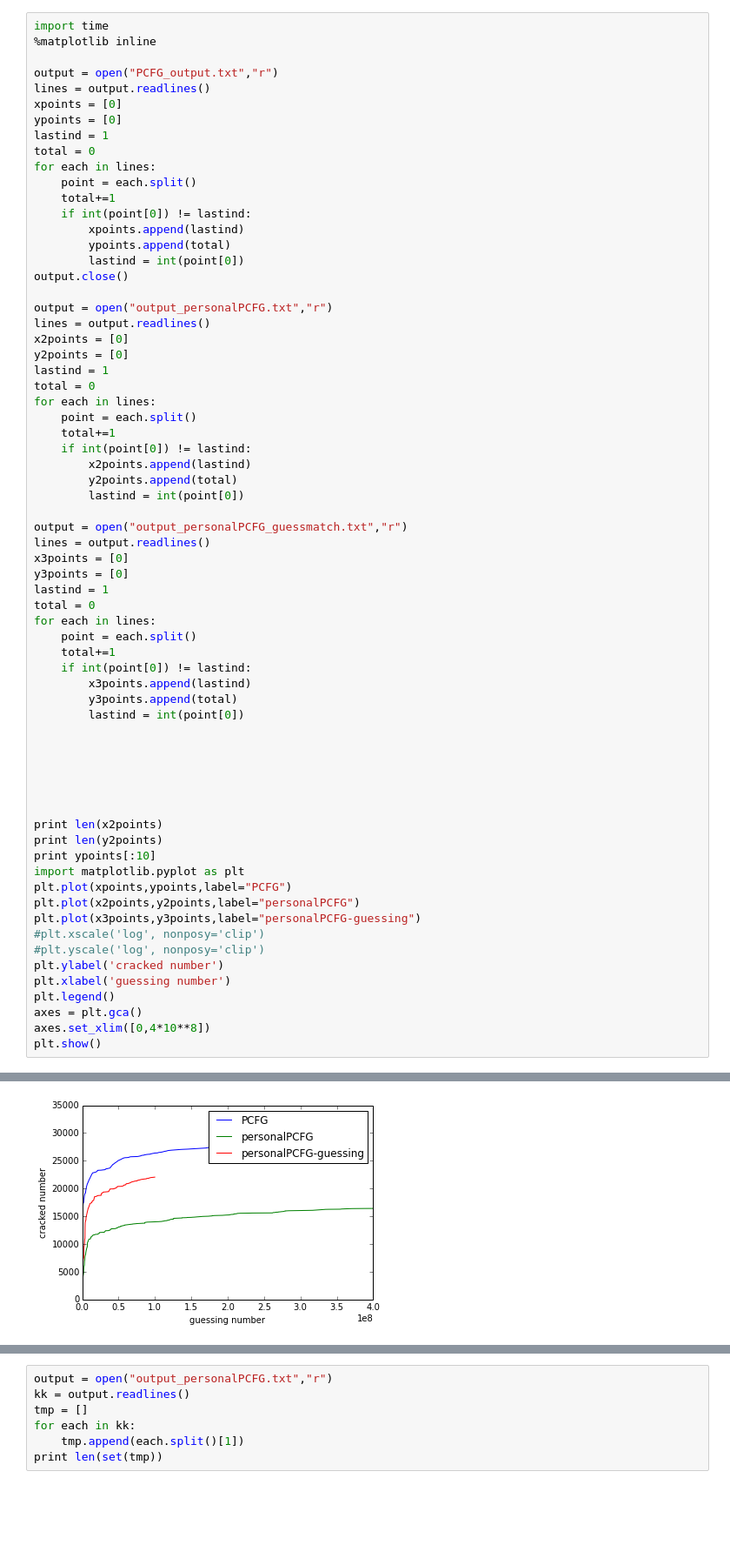
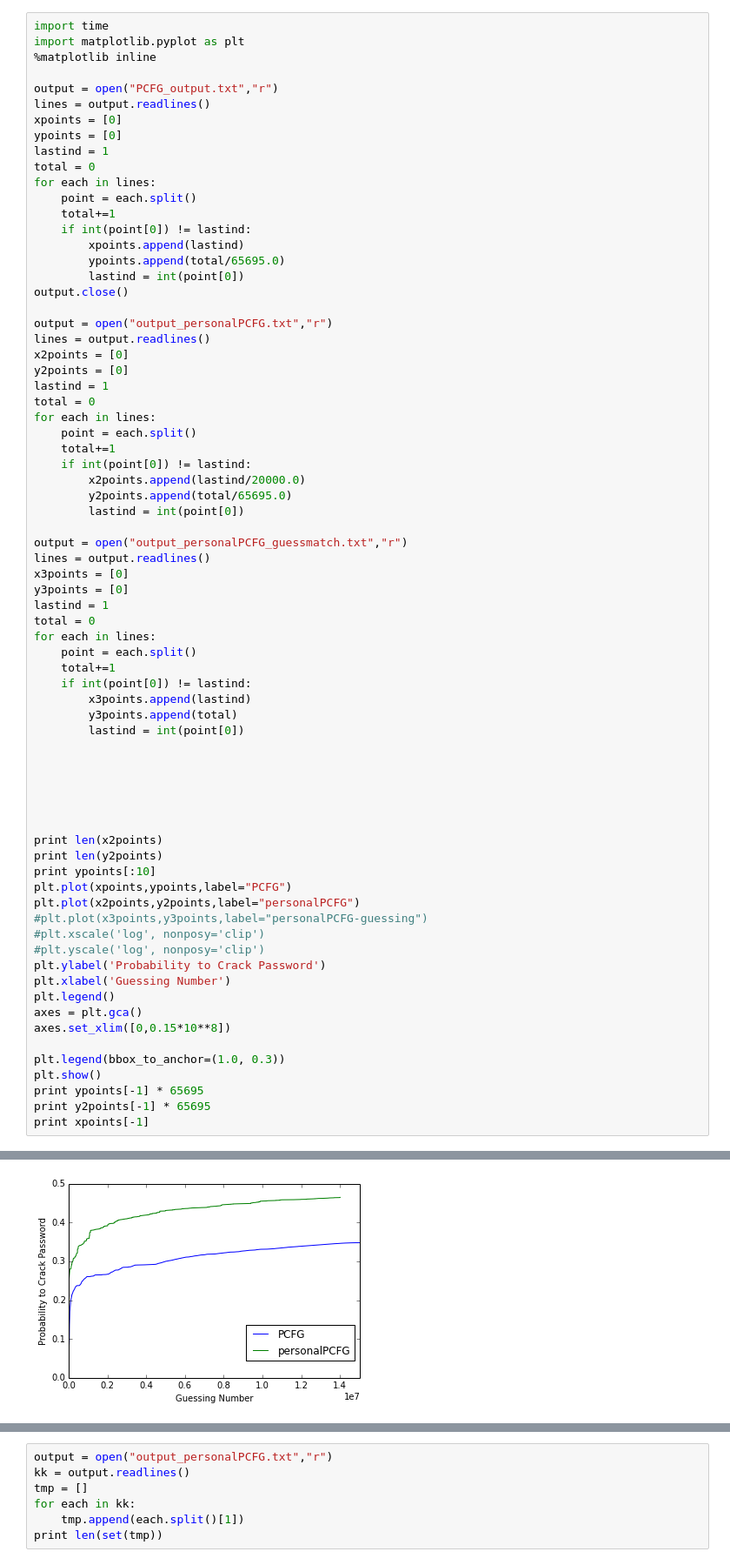
Before and after one commit to qingyuanxingsi/12306_passcracking, a Jupyter notebook: Cracking.ipynb, the cells around one changed output, grey strips where cells are left out. Shown at 87% size. Drawn from its saved outputs; the diff is of its cells as text; blank space fills up the shorter version.

```diff
--- a/Cracking.ipynb
+++ b/Cracking.ipynb
@@ -1,5 +1,6 @@
 # %%
 import time
+import matplotlib.pyplot as plt
 %matplotlib inline
 
 output = open("PCFG_output.txt","r")
@@ -13,7 +14,7 @@ for each in lines:
     total+=1
     if int(point[0]) != lastind:
         xpoints.append(lastind)
-        ypoints.append(total)
+        ypoints.append(total/65695.0)
         lastind = int(point[0])
 output.close()
 
@@ -27,8 +28,8 @@ for each in lines:
     point = each.split()
     total+=1
     if int(point[0]) != lastind:
-        x2points.append(lastind)
-        y2points.append(total)
+        x2points.append(lastind/20000.0)
+        y2points.append(total/65695.0)
         lastind = int(point[0])
 
 output = open("output_personalPCFG_guessmatch.txt","r")
@@ -53,18 +54,22 @@ for each in lines:
 print len(x2points)
 print len(y2points)
 print ypoints[:10]
-import matplotlib.pyplot as plt
 plt.plot(xpoints,ypoints,label="PCFG")
 plt.plot(x2points,y2points,label="personalPCFG")
-plt.plot(x3points,y3points,label="personalPCFG-guessing")
+#plt.plot(x3points,y3points,label="personalPCFG-guessing")
 #plt.xscale('log', nonposy='clip')
 #plt.yscale('log', nonposy='clip')
-plt.ylabel('cracked number')
-plt.xlabel('guessing number')
+plt.ylabel('Probability to Crack Password')
+plt.xlabel('Guessing Number')
 plt.legend()
 axes = plt.gca()
-axes.set_xlim([0,4*10**8])
+axes.set_xlim([0,0.15*10**8])
+
+plt.legend(bbox_to_anchor=(1.0, 0.3))
 plt.show()
+print ypoints[-1] * 65695
+print y2points[-1] * 65695
+print xpoints[-1]
 # %% [output]
 27380
 27380
@@ -72 +77 @@ plt.show()
-[figure, old version]
+[figure, new version]
```
Also changed, not shown: parts of 5 cells of this notebook, 20 other files.
